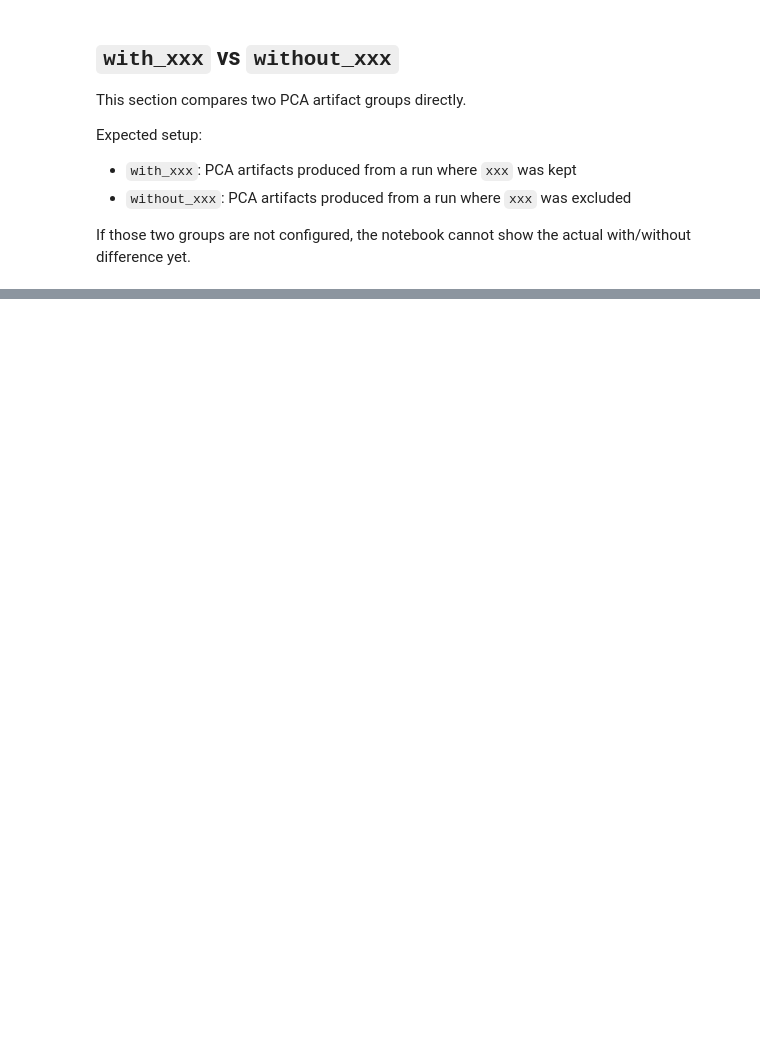
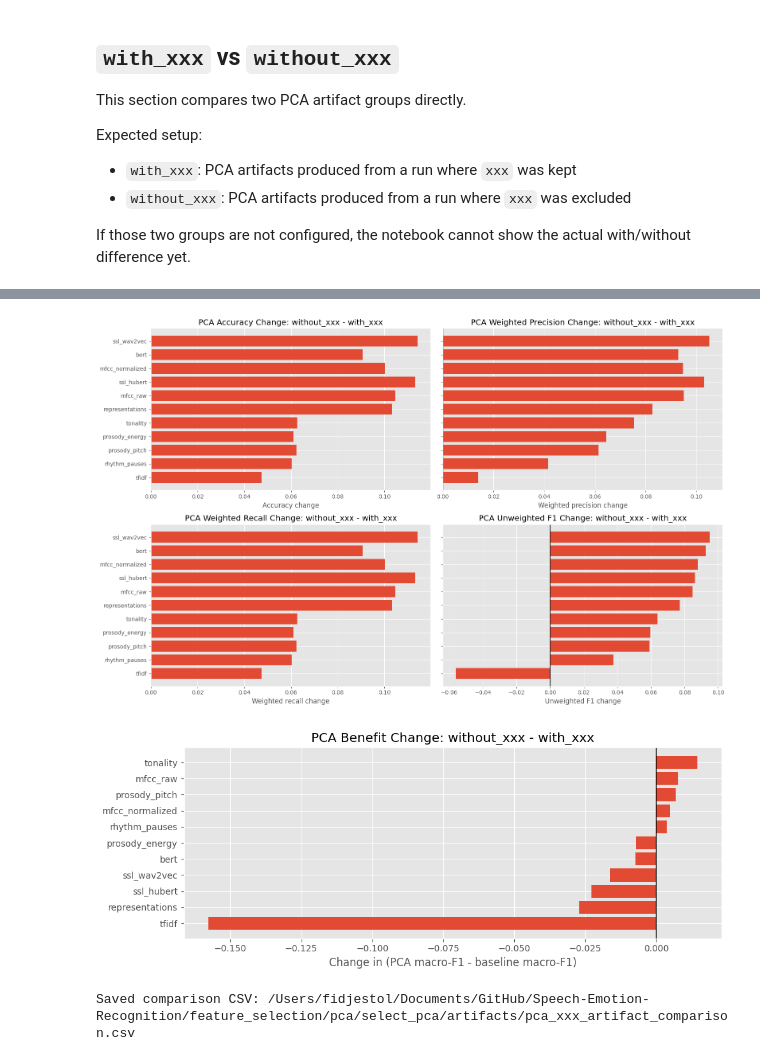
Before and after one commit to fidjestol/Speech-Emotion-Recognition, a Jupyter notebook: feature_selection/pca/select_pca/pca_artifact_xxx_analysis.ipynb, the cells around one changed output, grey strips where cells are left out. Cells and saved outputs as stored; diff of their text form; code cells hidden in the pictures; blank space fills up the shorter version.

Commit message:
LDA Output and pca artifact

```diff
--- a/feature_selection/pca/select_pca/pca_artifact_xxx_analysis.ipynb
+++ b/feature_selection/pca/select_pca/pca_artifact_xxx_analysis.ipynb
@@ -391,18 +472,49 @@ else:
         'pca_delta_change_without_xxx_minus_with_xxx',
     ]])
 
-    fig, axes = plt.subplots(1, 2, figsize=(16, 5))
     plot_df = xxx_compare_df.sort_values('pca_f1_unweighted_change_without_xxx_minus_with_xxx', ascending=True)
 
-    axes[0].barh(plot_df['dataset_key'], plot_df['pca_f1_unweighted_change_without_xxx_minus_with_xxx'])
-    axes[0].axvline(0.0, color='black', linewidth=1)
-    axes[0].set_title('PCA Unweighted F1 Change: without_xxx - with_xxx')
-    axes[0].set_xlabel('Unweighted F1 change')
+    metric_specs = [
+        (
+            'pca_accuracy_change_without_xxx_minus_with_xxx',
+            'PCA Accuracy Change: without_xxx - with_xxx',
+            'Accuracy change',
+        ),
+        (
+            'pca_precision_weighted_change_without_xxx_minus_with_xxx',
+            'PCA Weighted Precision Change: without_xxx - with_xxx',
+            'Weighted precision change',
+        ),
+        (
+            'pca_recall_weighted_change_without_xxx_minus_with_xxx',
+            'PCA Weighted Recall Change: without_xxx - with_xxx',
+            'Weighted recall change',
+        ),
+        (
+            'pca_f1_unweighted_change_without_xxx_minus_with_xxx',
+            'PCA Unweighted F1 Change: without_xxx - with_xxx',
+            'Unweighted F1 change',
+        ),
+    ]
 
-    axes[1].barh(plot_df['dataset_key'], plot_df['pca_delta_change_without_xxx_minus_with_xxx'])
-    axes[1].axvline(0.0, color='black', linewidth=1)
-    axes[1].set_title('PCA Benefit Change: without_xxx - with_xxx')
-    axes[1].set_xlabel('Change in (PCA macro-F1 - baseline macro-F1)')
+    fig, axes = plt.subplots(2, 2, figsize=(16, 10), sharey=True)
+    axes = axes.flatten()
+
+    for ax, (column, title, xlabel) in zip(axes, metric_specs):
+        ax.barh(plot_df['dataset_key'], plot_df[column])
+        ax.axvline(0.0, color='black', linewidth=1)
+        ax.set_title(title)
+        ax.set_xlabel(xlabel)
+
+    plt.tight_layout()
+    plt.show()
+
+    benefit_df = xxx_compare_df.sort_values('pca_delta_change_without_xxx_minus_with_xxx', ascending=True)
+    fig, ax = plt.subplots(figsize=(10, 4))
+    ax.barh(benefit_df['dataset_key'], benefit_df['pca_delta_change_without_xxx_minus_with_xxx'])
+    ax.axvline(0.0, color='black', linewidth=1)
+    ax.set_title('PCA Benefit Change: without_xxx - with_xxx')
+    ax.set_xlabel('Change in (PCA macro-F1 - baseline macro-F1)')
 
     plt.tight_layout()
     plt.show()
@@ -411,3 +523,4 @@ else:
         out_path = DEFAULT_ARTIFACT_DIR / 'pca_xxx_artifact_comparison.csv'
         xxx_compare_df.to_csv(out_path, index=False)
         print(f'Saved comparison CSV: {out_path}')
+# %% [output]
@@ -413,0 +539,3 @@ else:
+[figure, added]
+[figure, added]
+Saved comparison CSV: /Users/fidjestol/Documents/GitHub/Speech-Emotion-Recognition/feature_selection/pca/select_pca/artifacts/pca_xxx_artifact_comparison.csv
```
Also changed, not shown: parts of 7 cells of this notebook, 7 other files.
